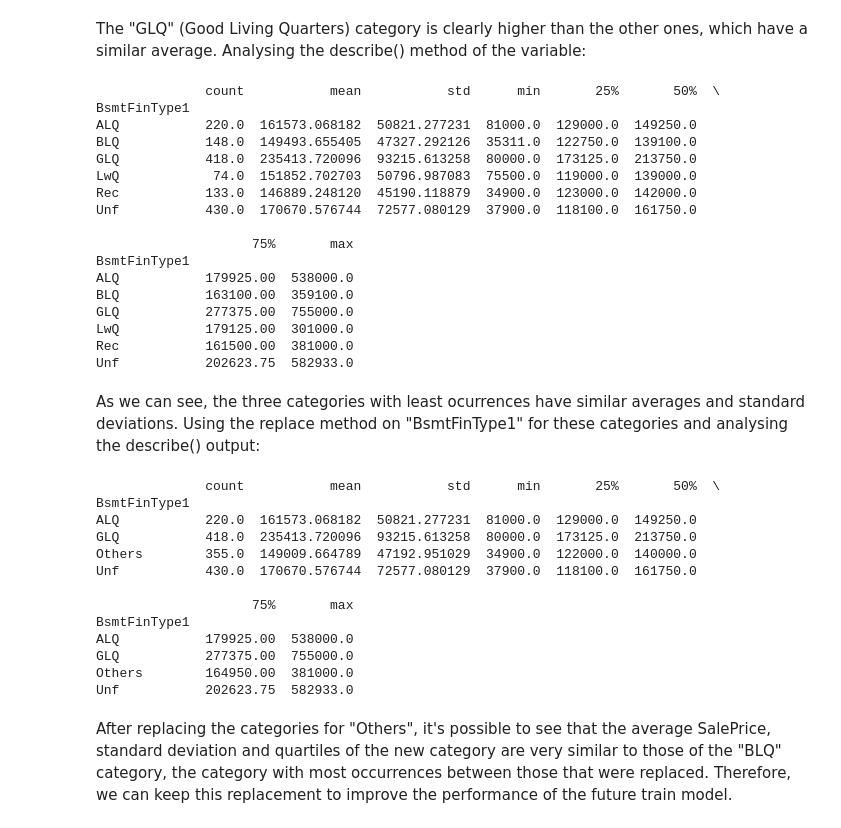
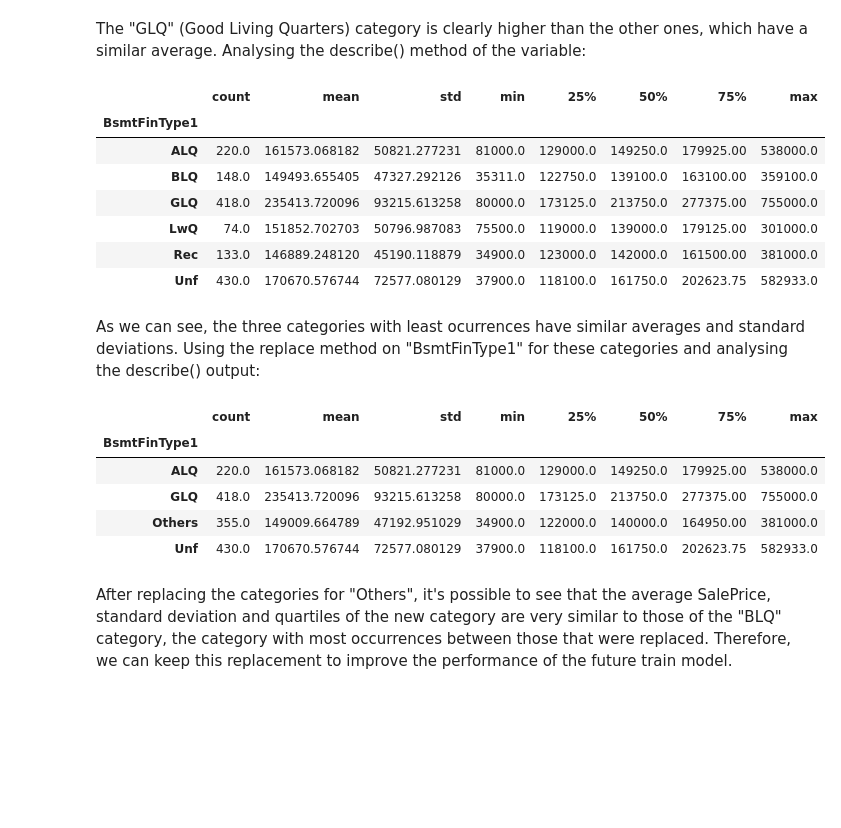
Before and after one commit to neo-empresarial/house_pricing_challenge, a Jupyter notebook: notebooks/1.0-vse-eda-rooms.ipynb, the cells around one changed output. Drawn from its saved outputs; the diff is of its cells as text; code cells hidden in the pictures; blank space fills up the shorter version.

```diff
--- a/notebooks/1.0-vse-eda-rooms.ipynb
+++ b/notebooks/1.0-vse-eda-rooms.ipynb
@@ -62,7 +61,6 @@ The algorithm only displayed the quantitative variables of the dataset, as it wa
 Afterwards, the predictor variables were divided as continuous variables and discrete variables. By doing this, it became much easier to find a viable way to look at the data.
 The analysis done with the continuous variables was a scatter plot, with the x axis being the predictor variable and the y axis being the SalePrice. The following code was used for this plot, using as an example the "BsmtFinSF1" variable:
 # %%
-df = pd.read_csv('C:/Users/gilan/Desktop/Victor/NEO/N67/rooms.csv')
 df.plot.scatter(x='BsmtFinSF1', y='SalePrice')
 plt.show()
 # %% [output]
@@ -72,7 +70,6 @@ In this example, we can see that the great majority of the ocurrences have simil
 # %% [markdown]
 The "GarageArea" is another example of a continuous variable analysed in the same way:
 # %%
-df = pd.read_csv('C:/Users/gilan/Desktop/Victor/NEO/N67/rooms.csv')
 df.plot.scatter(x='GarageArea', y='SalePrice')
 plt.show()
 # %% [output]
@@ -82,10 +79,6 @@ As it can be seen, the "GarageArea" variable has less outliers than the "BsmtFin
 # %% [markdown]
 For the discrete variables, a bar plot was used to analyze their influence in the target variables. The x axis has the predictor variable categories and the y axis has the sale price average for each of these categories. The example below shows the code used for it with the "BsmtFullBath" variable on the y axis:
 # %%
-import pandas as pd
-import matplotlib.pyplot as plt
-
-df = pd.read_csv('C:/Users/gilan/Desktop/Victor/NEO/N67/rooms.csv')
 avg = df.groupby('BsmtFullBath').mean()
 avg.plot.bar(y='SalePrice')
 plt.xlabel('BsmtFullBath')
@@ -141,44 +122,28 @@ plt.show()
 # %% [markdown]
 The "GLQ" (Good Living Quarters) category is clearly higher than the other ones, which have a similar average. Analysing the describe() method of the variable:
 # %%
-print(df.groupby('BsmtFinType1')['SalePrice'].describe())
+df.groupby('BsmtFinType1')['SalePrice'].describe()
 # %% [output]
-              count           mean           std      min       25%       50%  \
-BsmtFinType1
-ALQ           220.0  161573.068182  50821.277231  81000.0  129000.0  149250.0
-BLQ           148.0  149493.655405  47327.292126  35311.0  122750.0  139100.0
-GLQ           418.0  235413.720096  93215.613258  80000.0  173125.0  213750.0
-LwQ            74.0  151852.702703  50796.987083  75500.0  119000.0  139000.0
-Rec           133.0  146889.248120  45190.118879  34900.0  123000.0  142000.0
-Unf           430.0  170670.576744  72577.080129  37900.0  118100.0  161750.0
-
-                    75%       max
-BsmtFinType1
-ALQ           179925.00  538000.0
-BLQ           163100.00  359100.0
-GLQ           277375.00  755000.0
-LwQ           179125.00  301000.0
-Rec           161500.00  381000.0
-Unf           202623.75  582933.0
+|  | count | mean | std | min | 25% | 50% | 75% | max |
+| BsmtFinType1 |  |  |  |  |  |  |  |  |
+| ALQ | 220.0 | 161573.068182 | 50821.277231 | 81000.0 | 129000.0 | 149250.0 | 179925.00 | 538000.0 |
+| BLQ | 148.0 | 149493.655405 | 47327.292126 | 35311.0 | 122750.0 | 139100.0 | 163100.00 | 359100.0 |
+| GLQ | 418.0 | 235413.720096 | 93215.613258 | 80000.0 | 173125.0 | 213750.0 | 277375.00 | 755000.0 |
+| LwQ | 74.0 | 151852.702703 | 50796.987083 | 75500.0 | 119000.0 | 139000.0 | 179125.00 | 301000.0 |
+| Rec | 133.0 | 146889.248120 | 45190.118879 | 34900.0 | 123000.0 | 142000.0 | 161500.00 | 381000.0 |
+| Unf | 430.0 | 170670.576744 | 72577.080129 | 37900.0 | 118100.0 | 161750.0 | 202623.75 | 582933.0 |
 # %% [markdown]
 As we can see, the three categories with least ocurrences have similar averages and standard deviations. Using the replace method on "BsmtFinType1" for these categories and analysing the describe() output:
 # %%
-df['BsmtFinType1'].replace(['BLQ', 'LwQ', 'Rec'], 'Others', inplace=True)
-print(df.groupby('BsmtFinType1')['SalePrice'].describe())
+df['BsmtFinType1'].replace(['LwQ', 'Rec', 'BLQ'], 'Others')
+df.groupby('BsmtFinType1')['SalePrice'].describe()
 # %% [output]
-              count           mean           std      min       25%       50%  \
-BsmtFinType1
-ALQ           220.0  161573.068182  50821.277231  81000.0  129000.0  149250.0
-GLQ           418.0  235413.720096  93215.613258  80000.0  173125.0  213750.0
-Others        355.0  149009.664789  47192.951029  34900.0  122000.0  140000.0
-Unf           430.0  170670.576744  72577.080129  37900.0  118100.0  161750.0
-
-                    75%       max
-BsmtFinType1
-ALQ           179925.00  538000.0
-GLQ           277375.00  755000.0
-Others        164950.00  381000.0
-Unf           202623.75  582933.0
+|  | count | mean | std | min | 25% | 50% | 75% | max |
+| BsmtFinType1 |  |  |  |  |  |  |  |  |
+| ALQ | 220.0 | 161573.068182 | 50821.277231 | 81000.0 | 129000.0 | 149250.0 | 179925.00 | 538000.0 |
+| GLQ | 418.0 | 235413.720096 | 93215.613258 | 80000.0 | 173125.0 | 213750.0 | 277375.00 | 755000.0 |
+| Others | 355.0 | 149009.664789 | 47192.951029 | 34900.0 | 122000.0 | 140000.0 | 164950.00 | 381000.0 |
+| Unf | 430.0 | 170670.576744 | 72577.080129 | 37900.0 | 118100.0 | 161750.0 | 202623.75 | 582933.0 |
 # %% [markdown]
 After replacing the categories for "Others", it's possible to see that the average SalePrice, standard deviation and quartiles of the new category are very similar to those of the "BLQ" category, the category with most occurrences between those that were replaced. Therefore, we can keep this replacement to improve the performance of the future train model.
 # %% [markdown]
```
Also changed, not shown: parts of 13 cells of this notebook.
